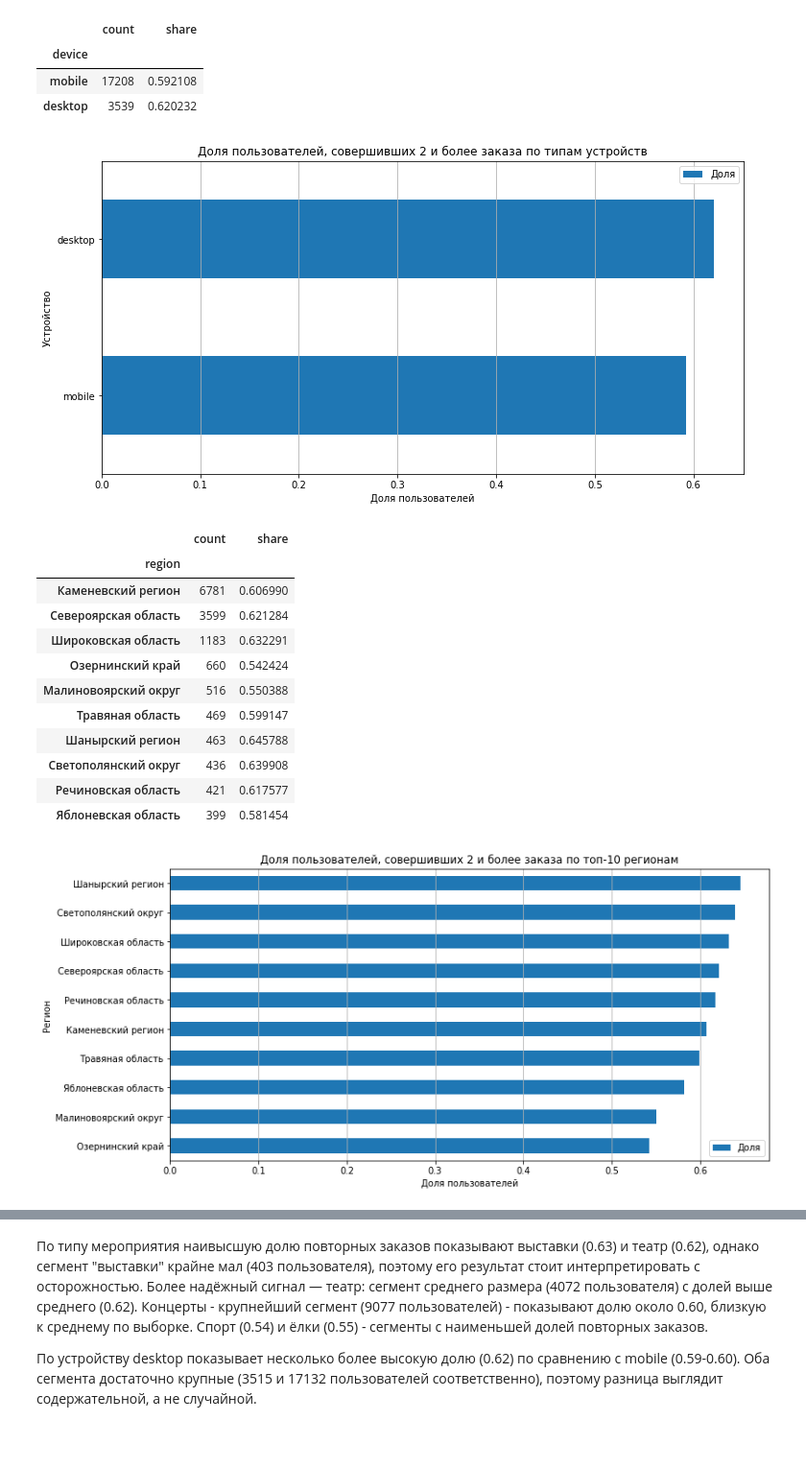
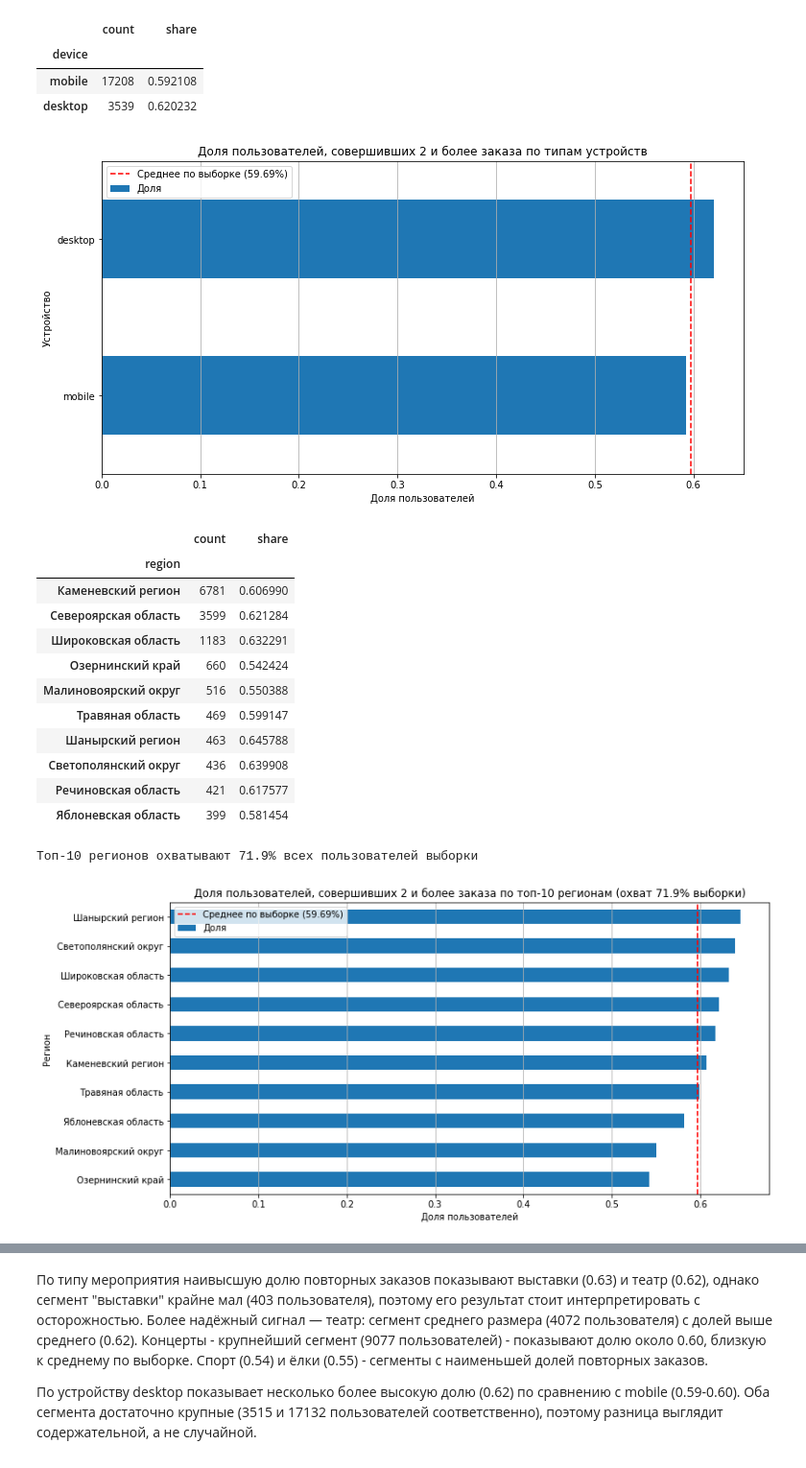
Before and after one commit to KirTheCreator/yandex_afisha, a Jupyter notebook: afisha_loyalty_analysis.ipynb, the cells around one changed output, grey strips where cells are left out. Shown at 96% size. Cells and saved outputs as stored; diff of their text form; code cells hidden in the pictures.

```diff
--- a/afisha_loyalty_analysis.ipynb
+++ b/afisha_loyalty_analysis.ipynb
@@ -516,21 +768,0 @@ df = df.sort_values(by='order_ts')
-# %%
-# Формируем пользовательский профиль
-user_profile = df.groupby('user_id').agg(
-    first_order_dt=('order_dt', 'min'),
-    last_order_dt=('order_dt', 'max'),
-    device=('device_type_canonical', 'first'),
-    region=('region_name', 'first'),
-    service=('service_name', 'first'),
-    genre=('event_type_main', 'first'),
-    total_orders=('order_id', 'count'),
-    aov=('revenue_rub', 'mean'),
-    avg_tickets_per_order=('tickets_count', 'mean'),
-    avg_order_freq=('days_since_prev', 'mean')
-)
-
-# Добавляем бинарные признаки
-user_profile['is_two'] = user_profile['total_orders'] >= 2
-user_profile['is_five'] = user_profile['total_orders'] >= 5
-
-# Сносим индексы для дальнейших расчетов
-user_profile = user_profile.reset_index()
@@ -801,6 +1142,9 @@ result
 При интерпретации результатов учитывайте размер сегментов: если в сегменте мало пользователей (например, десятки), то доли могут быть нестабильными и недостоверными, то есть показывать широкую вариацию значений.
 
 ---
+# %%
+# Считаю среднее по всей выборке
+overall_share = user_profile['is_two'].mean()
 # %%
 is_two_by_genre = user_profile.groupby('genre').agg(count=('is_two', 'count'), share=('is_two', 'mean'))
 is_two_by_genre.sort_values(by='count', ascending=False)
@@ -833,16 +1179,21 @@ is_two_by_device.sort_values(by='count', ascending=False)
 | desktop | 3539 | 0.620232 |
 # %%
 is_two_by_device.sort_values(by='share').plot(kind='barh', y='share', figsize=(12, 6), label='Доля')
+plt.axvline(overall_share, color='red', linestyle='--', label=f'Среднее по выборке ({overall_share:.2%})')
 plt.title('Доля пользователей, совершивших 2 и более заказа по типам устройств')
 plt.xlabel('Доля пользователей')
 plt.ylabel('Устройство')
 plt.grid(axis='x')
+plt.legend()
 plt.show()
 # %% [output]
-[figure, old version]
+[figure, new version]
 # %%
 is_two_by_region = user_profile.groupby('region').agg(count=('is_two', 'count'), share=('is_two', 'mean'))
-is_two_by_region.sort_values(by='count', ascending=False).head(10)
+top10_region = is_two_by_region.sort_values(by='count', ascending=False).head(10)
+coverage_region = top10_region['count'].sum() / user_profile.shape[0] * 100
+display(top10_region.sort_values(by='count', ascending=False))
+print(f"Топ-10 регионов охватывают {coverage_region:.1f}% всех пользователей выборки")
 # %% [output]
 |  | count | share |
 | region |  |  |
@@ -856,16 +1207,17 @@ is_two_by_region.sort_values(by='count', ascending=False).head(10)
 | Светополянский округ | 436 | 0.639908 |
 | Речиновская область | 421 | 0.617577 |
 | Яблоневская область | 399 | 0.581454 |
+Топ-10 регионов охватывают 71.9% всех пользователей выборки
 # %%
-is_two_by_region.sort_values(by='count', ascending=False).head(10).sort_values(by='share').plot(
-    kind='barh', y='share', figsize=(12, 6), label='Доля'
-)
-plt.title('Доля пользователей, совершивших 2 и более заказа по топ-10 регионам')
+top10_region.sort_values(by='share').plot(kind='barh', y='share', figsize=(12, 6), label='Доля')
+plt.axvline(overall_share, color='red', linestyle='--', label=f'Среднее по выборке ({overall_share:.2%})')
+plt.title(f'Доля пользователей, совершивших 2 и более заказа по топ-10 регионам (охват {coverage_region:.1f}% выборки)')
 plt.xlabel('Доля пользователей')
 plt.ylabel('Регион')
 plt.grid(axis='x')
+plt.legend()
 plt.show()
 # %% [output]
-[figure, old version]
+[figure, new version]
 # %%
 is_two_by_service = user_profile.groupby('service').agg(count=('is_two', 'count'), share=('is_two', 'mean'))
```
Also changed, not shown: parts of 63 cells of this notebook, 1 other file.
